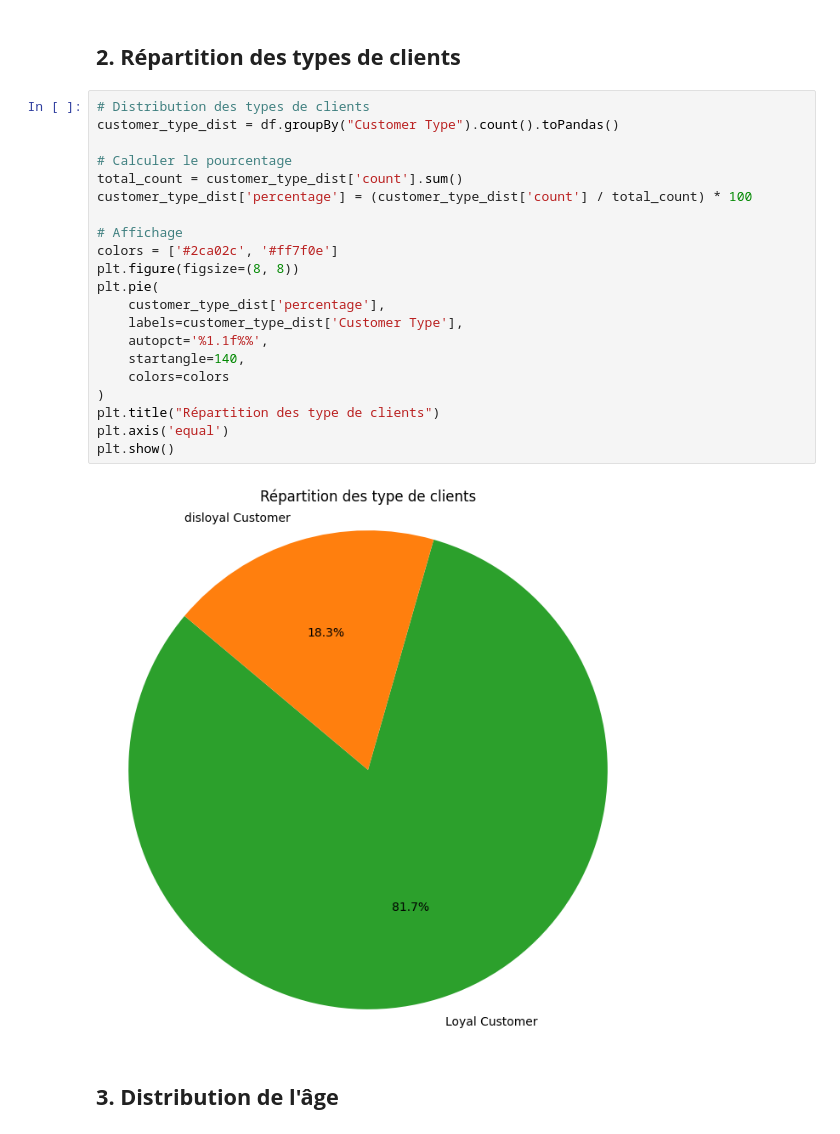
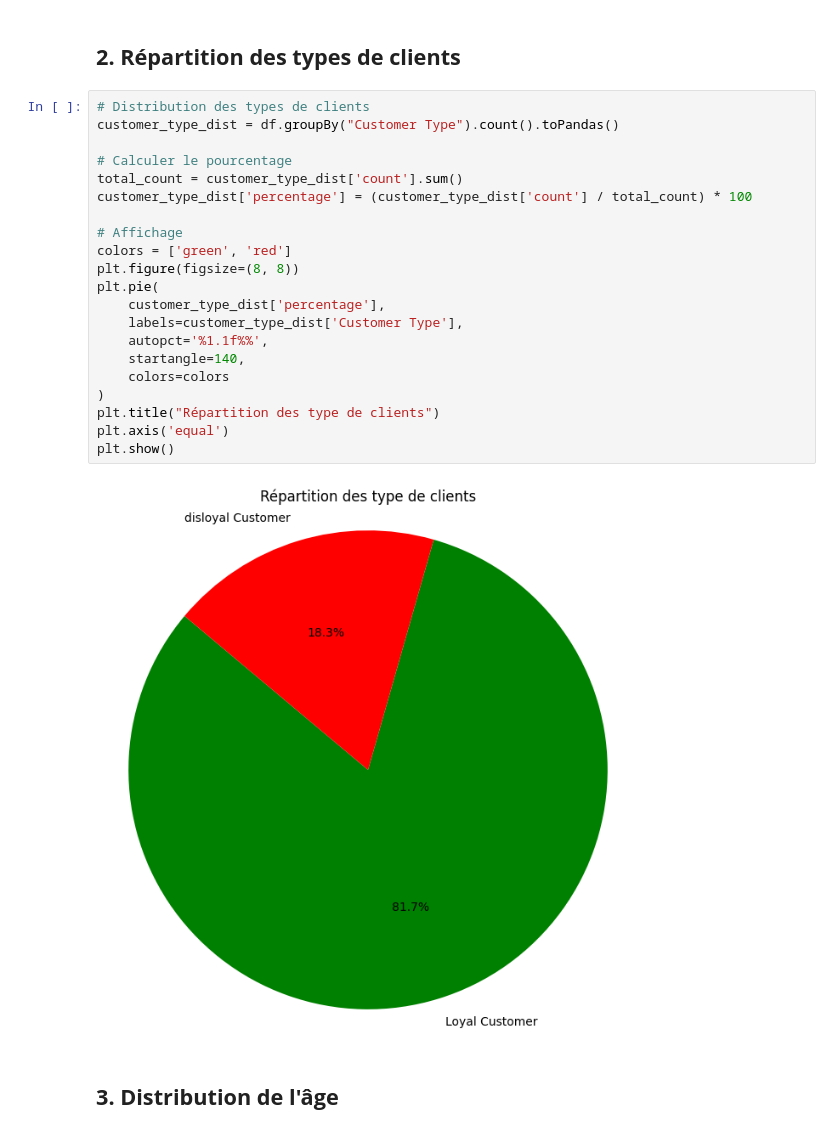
Before and after one commit to Artorius104/HappyFlight, a Jupyter notebook: satisfaction_analysis.ipynb, the cells around one changed output. Drawn from its saved outputs; the diff is of its cells as text.

```diff
--- a/satisfaction_analysis.ipynb
+++ b/satisfaction_analysis.ipynb
@@ -74,26 +74,26 @@ plt.show()
 # %%
 # Distribution des types de clients
 customer_type_dist = df.groupBy("Customer Type").count().toPandas()
 
 # Calculer le pourcentage
 total_count = customer_type_dist['count'].sum()
 customer_type_dist['percentage'] = (customer_type_dist['count'] / total_count) * 100
 
 # Affichage
-colors = ['#2ca02c', '#ff7f0e']
+colors = ['green', 'red']
 plt.figure(figsize=(8, 8))
 plt.pie(
     customer_type_dist['percentage'],
     labels=customer_type_dist['Customer Type'],
     autopct='%1.1f%%',
     startangle=140,
     colors=colors
 )
 plt.title("Répartition des type de clients")
 plt.axis('equal')
 plt.show()
 # %% [output]
-[figure, old version]
+[figure, new version]
 # %% [markdown]
 ## **3. Distribution de l'âge**
 # %%
```
Also changed, not shown: parts of 36 cells of this notebook.
